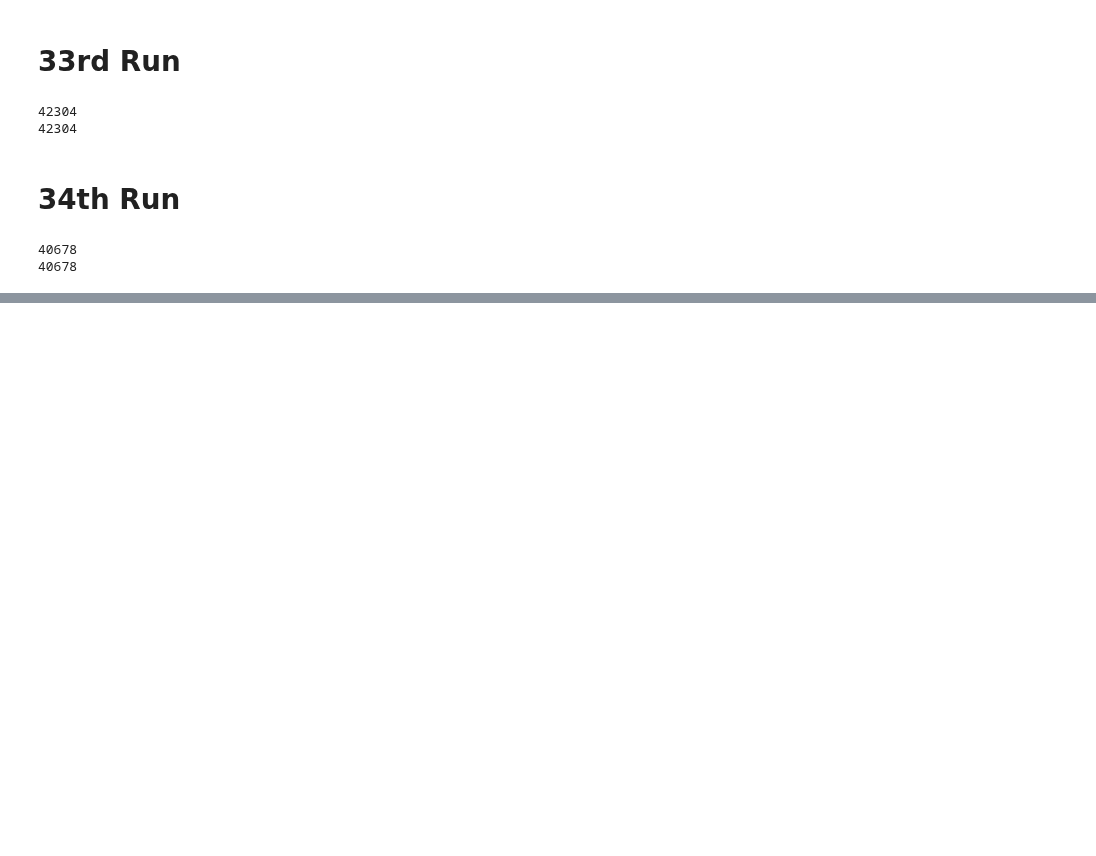
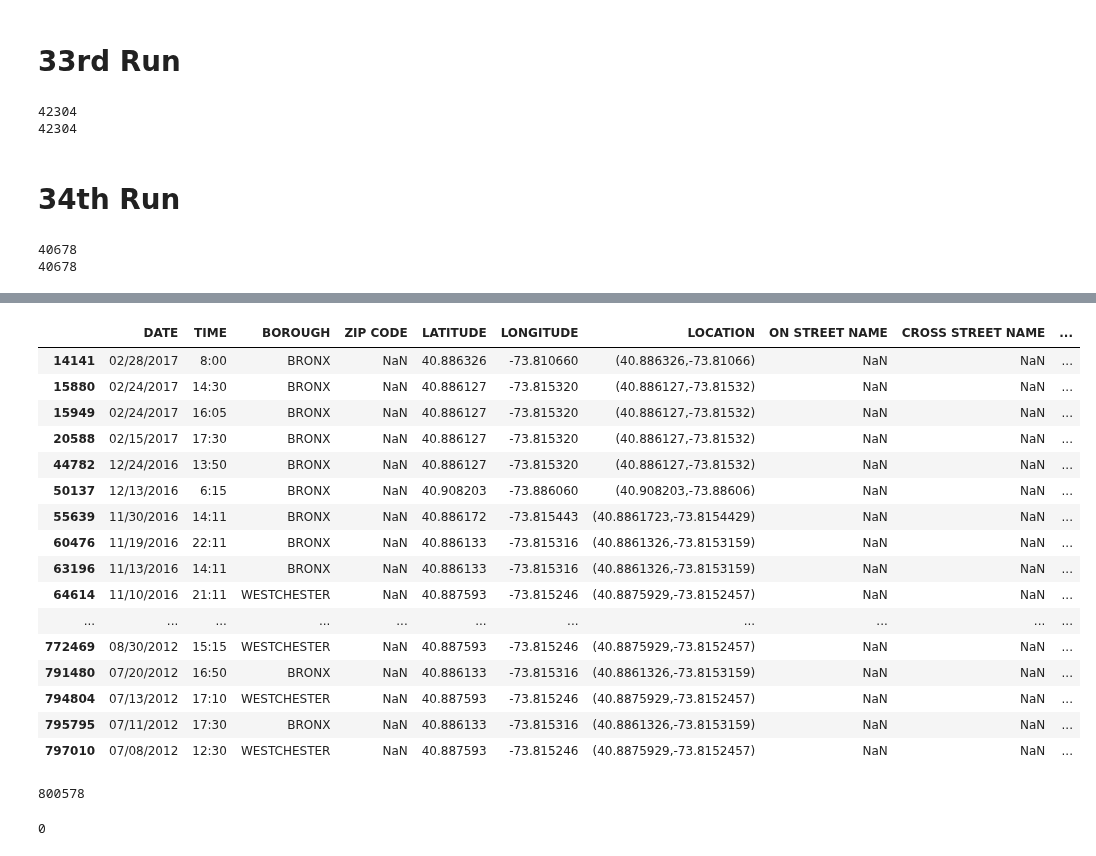
Before and after one commit to nealrea/collisionViz, a Jupyter notebook: MH_Data/Street_LatLng.ipynb, the cells around one changed output, grey strips where cells are left out. Cells and saved outputs as stored; diff of their text form; code cells hidden in the pictures; blank space fills up the shorter version.

```diff
--- a/MH_Data/Street_LatLng.ipynb
+++ b/MH_Data/Street_LatLng.ipynb
@@ -602,0 +769,20 @@ zip_code
+# %%
+aadt[aadt['ZIP CODE'].isnull()]
+# %% [output]
+|  | DATE | TIME | BOROUGH | ZIP CODE | LATITUDE | LONGITUDE | LOCATION | ON STREET NAME | CROSS STREET NAME | ... |
+| 14141 | 02/28/2017 | 8:00 | BRONX | NaN | 40.886326 | -73.810660 | (40.886326,-73.81066) | NaN | NaN | ... |
+| 15880 | 02/24/2017 | 14:30 | BRONX | NaN | 40.886127 | -73.815320 | (40.886127,-73.81532) | NaN | NaN | ... |
+| 15949 | 02/24/2017 | 16:05 | BRONX | NaN | 40.886127 | -73.815320 | (40.886127,-73.81532) | NaN | NaN | ... |
+| 20588 | 02/15/2017 | 17:30 | BRONX | NaN | 40.886127 | -73.815320 | (40.886127,-73.81532) | NaN | NaN | ... |
+| 44782 | 12/24/2016 | 13:50 | BRONX | NaN | 40.886127 | -73.815320 | (40.886127,-73.81532) | NaN | NaN | ... |
+| 50137 | 12/13/2016 | 6:15 | BRONX | NaN | 40.908203 | -73.886060 | (40.908203,-73.88606) | NaN | NaN | ... |
+| 55639 | 11/30/2016 | 14:11 | BRONX | NaN | 40.886172 | -73.815443 | (40.8861723,-73.8154429) | NaN | NaN | ... |
+| 60476 | 11/19/2016 | 22:11 | BRONX | NaN | 40.886133 | -73.815316 | (40.8861326,-73.8153159) | NaN | NaN | ... |
+| 63196 | 11/13/2016 | 14:11 | BRONX | NaN | 40.886133 | -73.815316 | (40.8861326,-73.8153159) | NaN | NaN | ... |
+| 64614 | 11/10/2016 | 21:11 | WESTCHESTER | NaN | 40.887593 | -73.815246 | (40.8875929,-73.8152457) | NaN | NaN | ... |
+| ... | ... | ... | ... | ... | ... | ... | ... | ... | ... | ... |
+| 772469 | 08/30/2012 | 15:15 | WESTCHESTER | NaN | 40.887593 | -73.815246 | (40.8875929,-73.8152457) | NaN | NaN | ... |
+| 791480 | 07/20/2012 | 16:50 | BRONX | NaN | 40.886133 | -73.815316 | (40.8861326,-73.8153159) | NaN | NaN | ... |
+| 794804 | 07/13/2012 | 17:10 | WESTCHESTER | NaN | 40.887593 | -73.815246 | (40.8875929,-73.8152457) | NaN | NaN | ... |
+| 795795 | 07/11/2012 | 17:30 | BRONX | NaN | 40.886133 | -73.815316 | (40.8861326,-73.8153159) | NaN | NaN | ... |
+| 797010 | 07/08/2012 | 12:30 | WESTCHESTER | NaN | 40.887593 | -73.815246 | (40.8875929,-73.8152457) | NaN | NaN | ... |
@@ -602,0 +791,8 @@ zip_code
+# %%
+len(df)
+# %% [output]
+800578
+# %%
+len(df[df['BOROUGH'] == 'WESTCHESTER'])
+# %% [output]
+0
```
Also changed, not shown: parts of 64 cells of this notebook.
